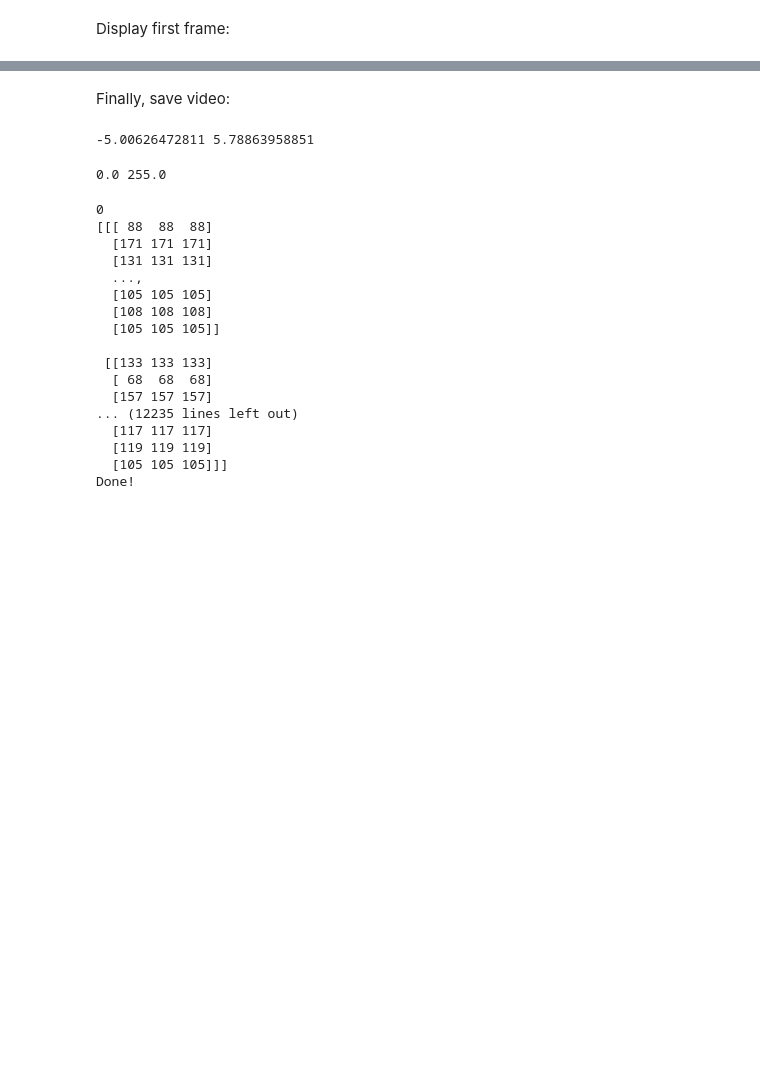
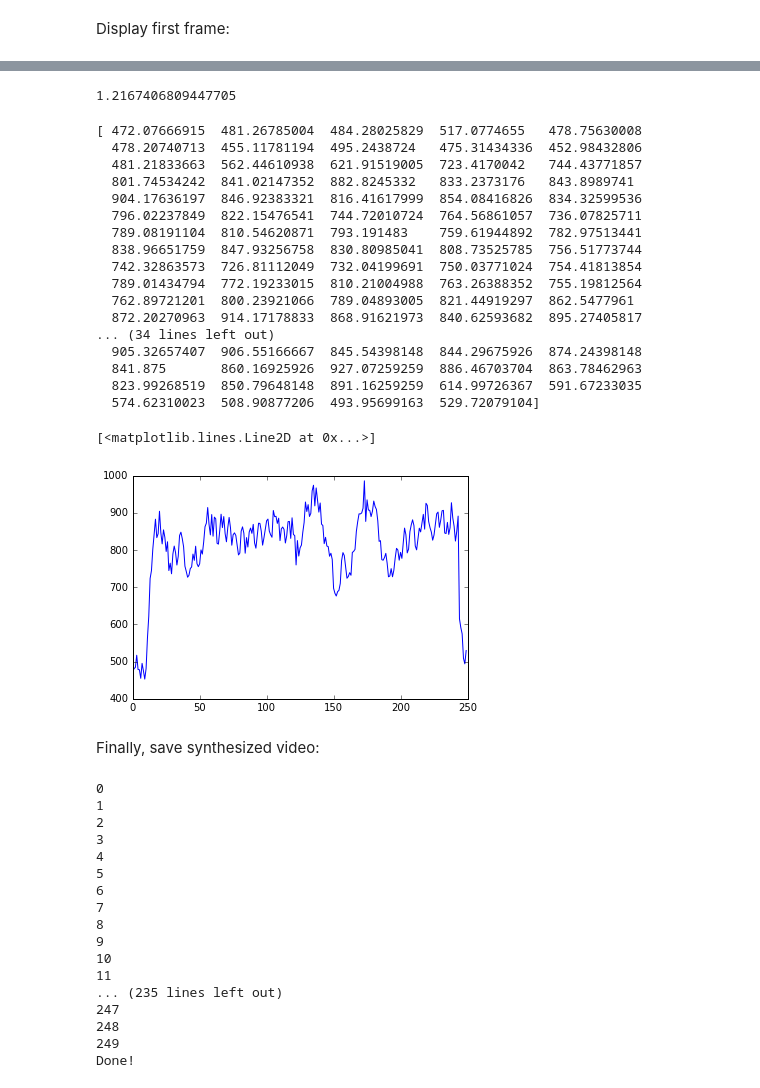
Before and after one commit to koptelovmax/gaussianprocess, a Jupyter notebook: Python/GPLVM_evaluation.ipynb, the cells around one changed output, grey strips where cells are left out. Saved outputs shown, nothing was run; the diff lists cells and outputs as text; code cells hidden in the pictures; blank space fills up the shorter version.

```diff
--- a/Python/GPLVM_evaluation.ipynb
+++ b/Python/GPLVM_evaluation.ipynb
@@ -243,18 +292,33 @@ show_frame(Y_synt[1,:])
+# %%
+(((sample_norm[100,:] - Y_synt[100,:])**2).sum()/D)**(1/2)
+# %% [output]
+1.2167406809447705
+# %%
+MSE = (1/D)*((sample - Y_synt_denorm)**2).sum(1)
+print(MSE)
+mp.plot(MSE)
+# %% [output]
+[ 472.07666915  481.26785004  484.28025829  517.0774655   478.75630008
+  478.20740713  455.11781194  495.2438724   475.31434336  452.98432806
+  481.21833663  562.44610938  621.91519005  723.4170042   744.43771857
+  801.74534242  841.02147352  882.8245332   833.2373176   843.8989741
+  904.17636197  846.92383321  816.41617999  854.08416826  834.32599536
+  796.02237849  822.15476541  744.72010724  764.56861057  736.07825711
+  789.08191104  810.54620871  793.191483    759.61944892  782.97513441
+  838.96651759  847.93256758  830.80985041  808.73525785  756.51773744
+  742.32863573  726.81112049  732.04199691  750.03771024  754.41813854
+  789.01434794  772.19233015  810.21004988  763.26388352  755.19812564
+  762.89721201  800.23921066  789.04893005  821.44919297  862.5477961
+  872.20270963  914.17178833  868.91621973  840.62593682  895.27405817
+... (34 lines left out)
+  905.32657407  906.55166667  845.54398148  844.29675926  874.24398148
+  841.875       860.16925926  927.07259259  886.46703704  863.78462963
+  823.99268519  850.79648148  891.16259259  614.99726367  591.67233035
+  574.62310023  508.90877206  493.95699163  529.72079104]
+[<matplotlib.lines.Line2D at 0x...>]
+[figure, added]
 # %% [markdown]
-Finally, save video:
+Finally, save synthesized video:
-# %%
-max = Y_synt[:,:].max()
-min = Y_synt[:,:].min()
-print(min, max)
-# %% [output]
--5.00626472811 5.78863958851
-# %%
-Y_synt_denorm = (255/(max - min))*(Y_synt - min)
-max = Y_synt_denorm[:,:].max()
-min = Y_synt_denorm[:,:].min()
-print(min, max)
-# %% [output]
-0.0 255.0
 # %%
 cap = cv2.VideoCapture(0)
 fourcc = cv2.VideoWriter_fourcc(*'DIB ')
@@ -272,7 +336,6 @@ for i in range(N_synt):
     img[:,:,1] = frame
     img[:,:,2] = frame
     out.write(img)
-    print(img)
 
 cap.release()
 out.release()
@@ -280,19 +343,19 @@ cv2.destroyAllWindows()
 print('Done!')
 # %% [output]
 0
-[[[ 88  88  88]
-  [171 171 171]
-  [131 131 131]
-  ...,
-  [105 105 105]
-  [108 108 108]
-  [105 105 105]]
-
- [[133 133 133]
-  [ 68  68  68]
-  [157 157 157]
-... (12235 lines left out)
-  [117 117 117]
-  [119 119 119]
-  [105 105 105]]]
+1
+2
+3
+4
+5
+6
+7
+8
+9
+10
+11
+... (235 lines left out)
+247
+248
+249
 Done!
```
Also changed, not shown: parts of 23 cells of this notebook, 10 other files.
